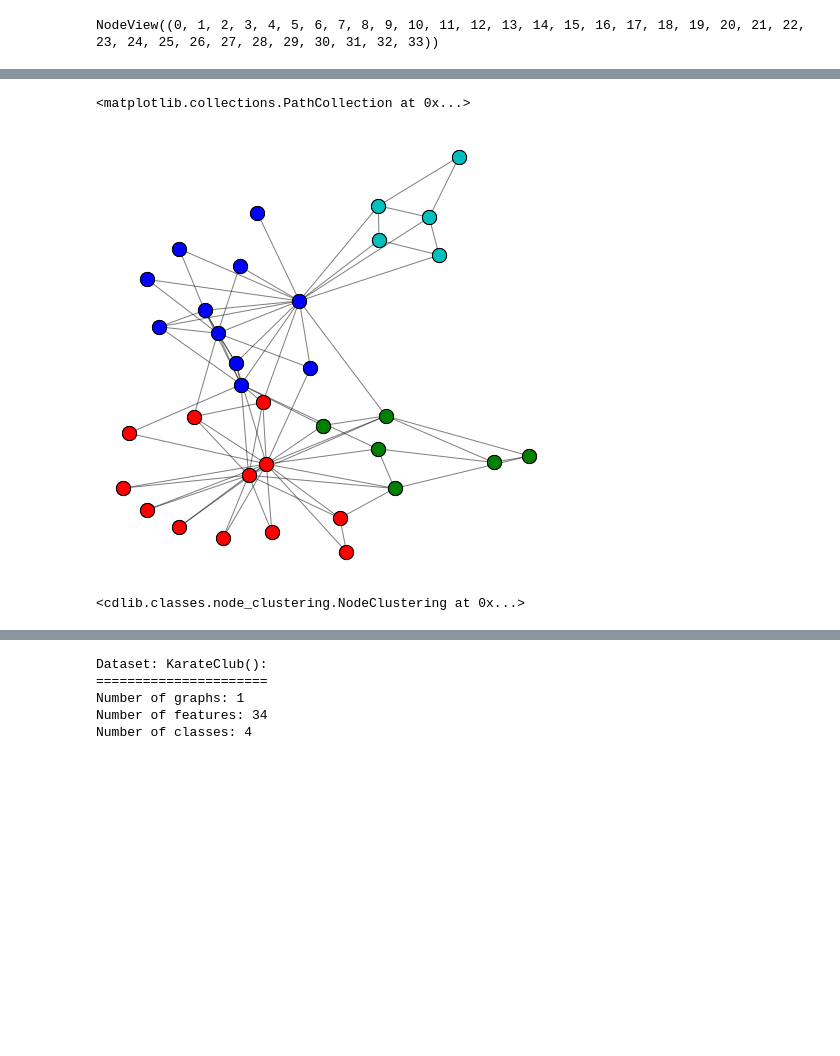
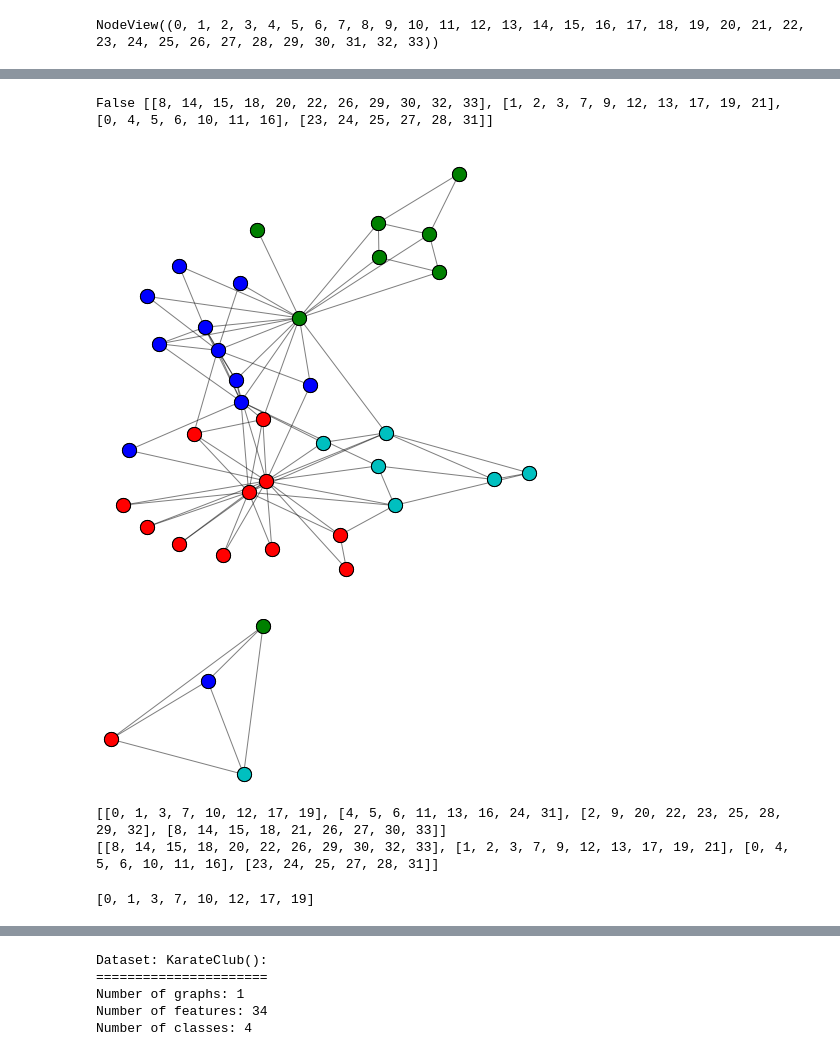
Before and after one commit to mamintoosi-papers-codes/ClusterGCN, a Jupyter notebook: karate.ipynb, the cells around one changed output, grey strips where cells are left out. Cells and saved outputs as stored; diff of their text form; code cells hidden in the pictures; blank space fills up the shorter version.

```diff
--- a/karate.ipynb
+++ b/karate.ipynb
@@ -80,13 +81,16 @@ FitnessResult(min=0.27702702702702703, max=0.5118279569892473, score=0.361550663
 # %%
 from cdlib import algorithms, viz
-# com = algorithms.kclique(G, k=4)
-com = algorithms.louvain(G)
+# coms = algorithms.kclique(G, k=4)
+coms = algorithms.louvain(G)
+# coms = algorithms.girvan_newman(G, level=4)
+# coms = algorithms.aslpaw(G)
+# coms = algorithms.mnmf(G)
+# coms = algorithms.umstmo(G)
 pos = nx.spring_layout(G, seed=42)
-viz.plot_network_clusters(G, com, pos)
+viz.plot_network_clusters(G, coms, pos)
+viz.plot_community_graph(G, coms, figsize=(3, 3))
+print(coms.overlap,coms.communities)
 # %% [output]
-<matplotlib.collections.PathCollection at 0x...>
+False [[8, 14, 15, 18, 20, 22, 26, 29, 30, 32, 33], [1, 2, 3, 7, 9, 12, 13, 17, 19, 21], [0, 4, 5, 6, 10, 11, 16], [23, 24, 25, 27, 28, 31]]
-[figure, old version]
+[figure, new version]
+[figure, added]
-# %%
-com
-# %% [output]
-<cdlib.classes.node_clustering.NodeClustering at 0x...>
@@ -92,0 +102,22 @@ com
+# %%
+import metis
+(st, parts) = metis.part_graph(G, 4)
+clusters = list(set(parts))
+# print(clusters)
+parts_np = np.array(parts)
+metis_com = []
+for x in clusters:
+    mytuple = np.where(parts_np==x)
+#     result = [int(x) for x in mytuple]
+    metis_com.append(mytuple[0].tolist())
+# print(parts_np)
+print(metis_com)
+print(coms.communities)
+# print(type(metis_com[0]))
+# %% [output]
+[[0, 1, 3, 7, 10, 12, 17, 19], [4, 5, 6, 11, 13, 16, 24, 31], [2, 9, 20, 22, 23, 25, 28, 29, 32], [8, 14, 15, 18, 21, 26, 27, 30, 33]]
+[[8, 14, 15, 18, 20, 22, 26, 29, 30, 32, 33], [1, 2, 3, 7, 9, 12, 13, 17, 19, 21], [0, 4, 5, 6, 10, 11, 16], [23, 24, 25, 27, 28, 31]]
+# %%
+mytuple[0].tolist()
+# %% [output]
+[0, 1, 3, 7, 10, 12, 17, 19]
```
Also changed, not shown: parts of 8 cells of this notebook, 1 other file.
